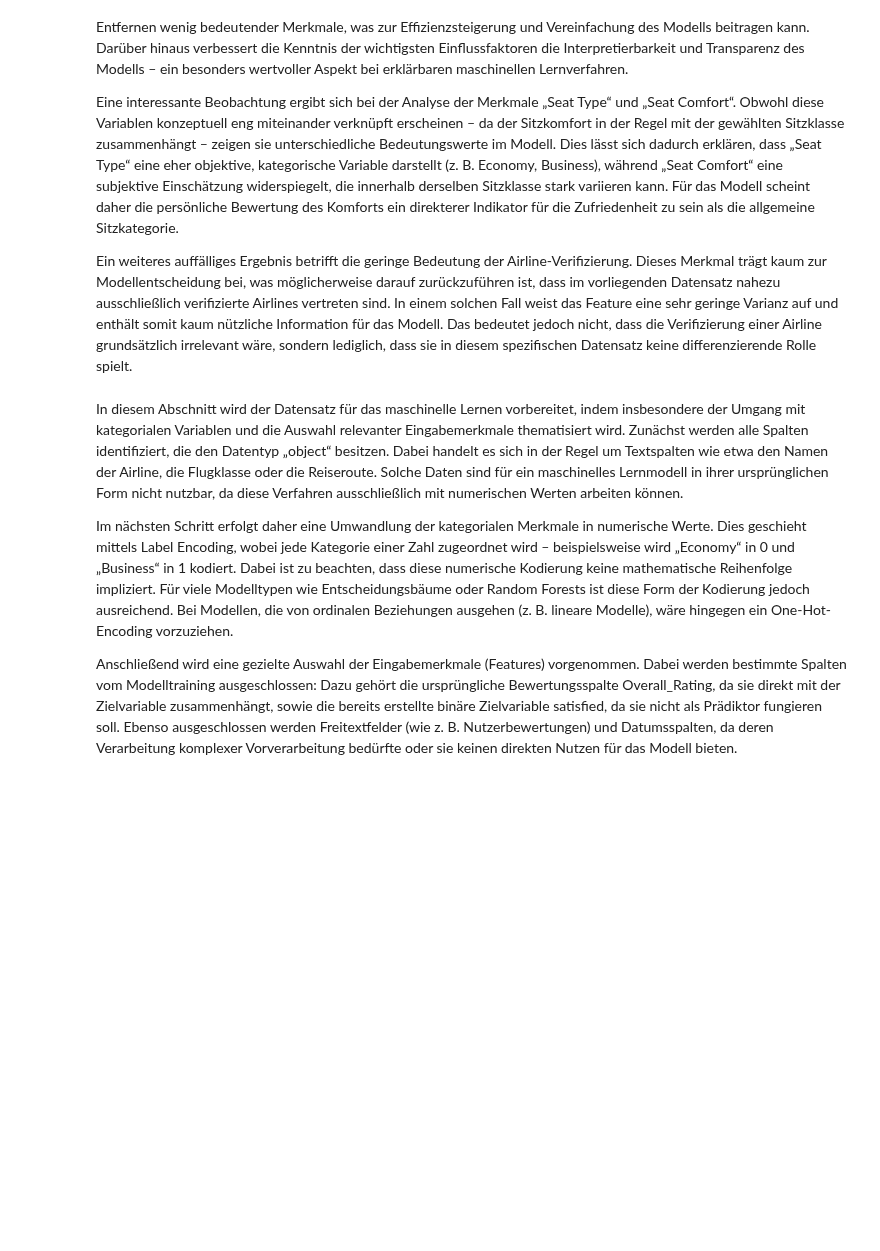
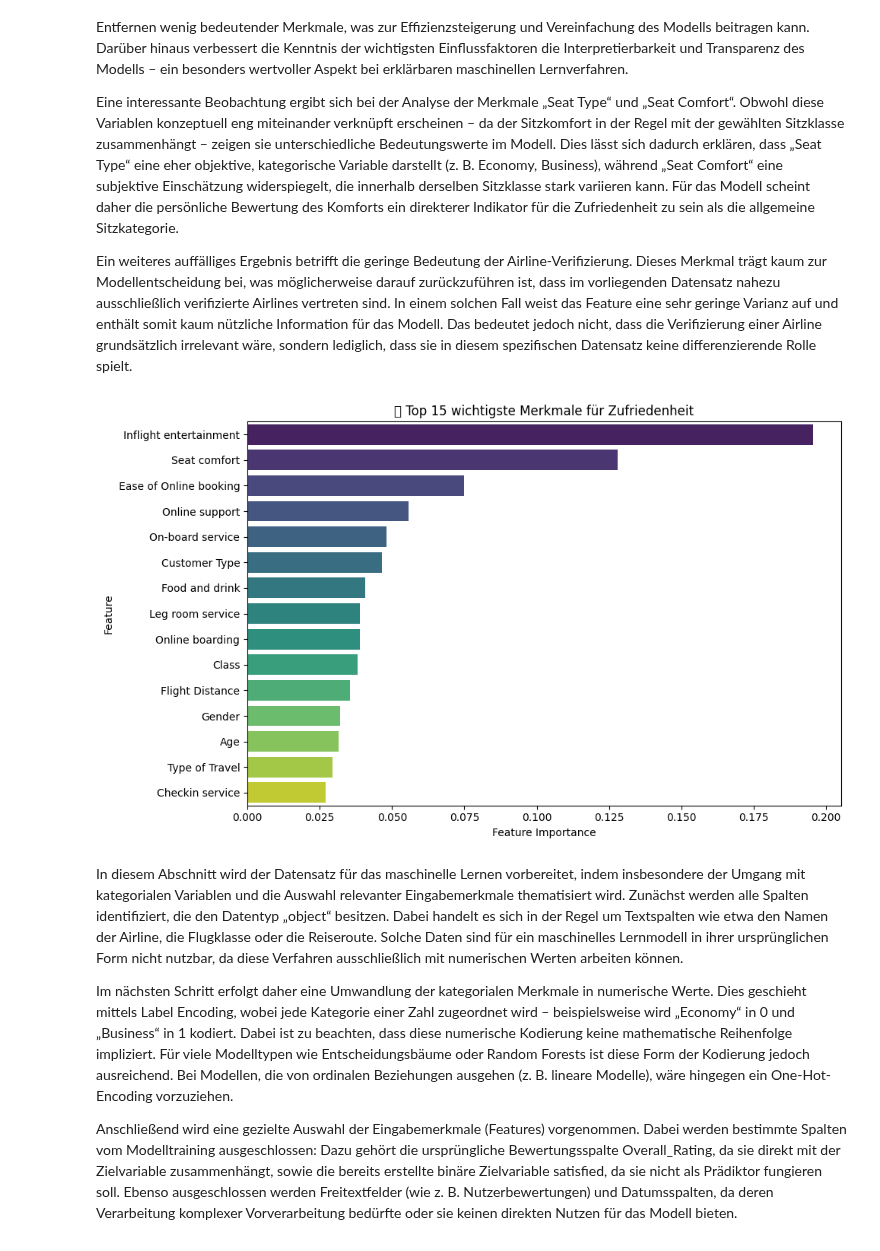
Before and after one commit to DivinitasMaxima/BINA-REPO, a Jupyter notebook: data/Kapitel5.ipynb, the cells around one changed output. Drawn from its saved outputs; the diff is of its cells as text; code cells hidden in the pictures; blank space fills up the shorter version.

Commit message:
Korrektur Forest

```diff
--- a/data/Kapitel5.ipynb
+++ b/data/Kapitel5.ipynb
@@ -24,7 +24,7 @@ Ziel dieses Schrittes ist es, ein grundlegendes Verständnis für den Aufbau des
 
 ## Datensatz 1
 # Daten laden
-#url = "https://raw.githubusercontent.com/DivinitasMaxima/BINA-REPO/refs/heads/main/data/data/Invistico_Airline.csv"
+url = "https://raw.githubusercontent.com/DivinitasMaxima/BINA-REPO/refs/heads/main/data/data/Invistico_Airline.csv"
 df = pd.read_csv(url)
 df.dropna(inplace=True)
 
@@ -103,33 +103,50 @@ Ein weiteres auffälliges Ergebnis betrifft die geringe Bedeutung der Airline-Ve
 # %%
 # ======================================
 # 📊 Feature Importance
 # ======================================
 
 #from sklearn.ensemble import RandomForestClassifier
+# Features definieren
+feature_cols = ['Gender', 'Customer Type', 'Age', 'Type of Travel', 'Class', 'Flight Distance',
+                'Seat comfort', 'Departure/Arrival time convenient', 'Food and drink',
+                'Gate location', 'Inflight wifi service', 'Inflight entertainment',
+                'Online support', 'Ease of Online booking', 'On-board service',
+                'Leg room service', 'Baggage handling', 'Checkin service',
+                'Cleanliness', 'Online boarding', 'Departure Delay in Minutes',
+                'Arrival Delay in Minutes']
 
 # Features und Zielspalte definieren
-#X = df[["deine", "feature", "spalten"]]  # z.B. ['flight_distance', 'checkin_service']
-#y = df["satisfied"]
+X = df[feature_cols]
+y = df["satisfied"]
+
+# Kategorische Spalten automatisch kodieren
+for col in X.select_dtypes(include=['object']).columns:
+    le = LabelEncoder()
+    X[col] = le.fit_transform(X[col].astype(str))
 
 # Modell erstellen
-#model = RandomForestClassifier()
+model = RandomForestClassifier(random_state=42)
 
 # Modell trainieren
-#model.fit(X, y)
+model.fit(X, y)
 
-#importances = model.feature_importances_
-#feat_names = features.columns
-#feat_df = pd.DataFrame({'Feature': feat_names, 'Importance': importances})
-#feat_df = feat_df.sort_values(by='Importance', ascending=False)
+# Feature Importances extrahieren
+importances = model.feature_importances_
+feat_names = X.columns
+
+feat_df = pd.DataFrame({'Feature': feat_names, 'Importance': importances})
+feat_df = feat_df.sort_values(by='Importance', ascending=False)
 
 # Plot Top N Features
-#plt.figure(figsize=(10,6))
-#sns.barplot(data=feat_df.head(15), x='Importance', y='Feature', palette='viridis')
-#plt.title("🔥 Top 15 wichtigste Merkmale für Zufriedenheit")
-#plt.xlabel("Feature Importance")
-#plt.ylabel("Feature")
-#plt.tight_layout()
-#plt.show()
+plt.figure(figsize=(10,6))
+sns.barplot(data=feat_df.head(15), x='Importance', y='Feature', palette='viridis')
+plt.title("🔥 Top 15 wichtigste Merkmale für Zufriedenheit")
+plt.xlabel("Feature Importance")
+plt.ylabel("Feature")
+plt.tight_layout()
+plt.show()
+# %% [output]
+[figure, added]
 # %% [markdown]
 In diesem Abschnitt wird der Datensatz für das maschinelle Lernen vorbereitet, indem insbesondere der Umgang mit kategorialen Variablen und die Auswahl relevanter Eingabemerkmale thematisiert wird. Zunächst werden alle Spalten identifiziert, die den Datentyp „object“ besitzen. Dabei handelt es sich in der Regel um Textspalten wie etwa den Namen der Airline, die Flugklasse oder die Reiseroute. Solche Daten sind für ein maschinelles Lernmodell in ihrer ursprünglichen Form nicht nutzbar, da diese Verfahren ausschließlich mit numerischen Werten arbeiten können.
 
```
